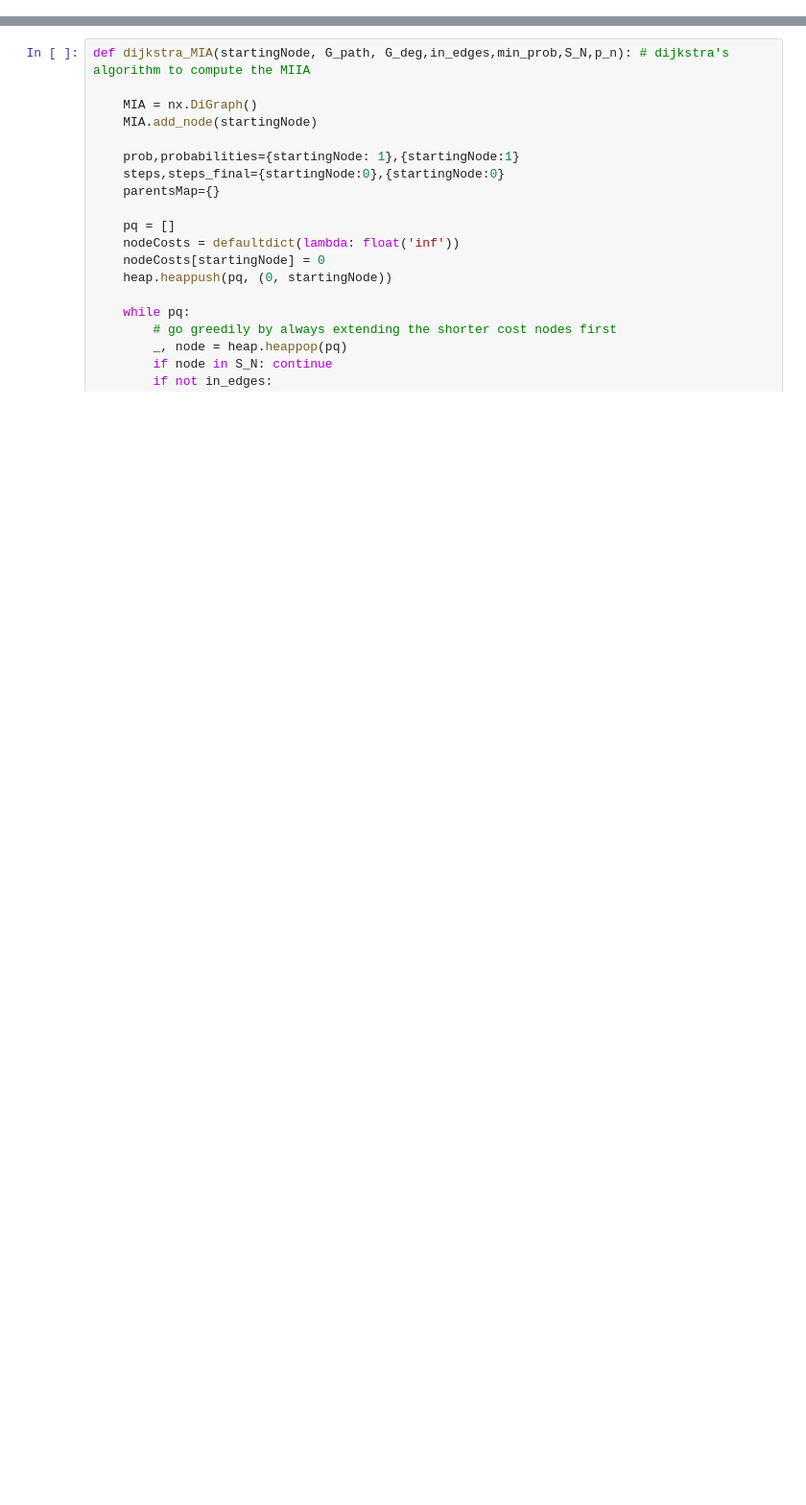
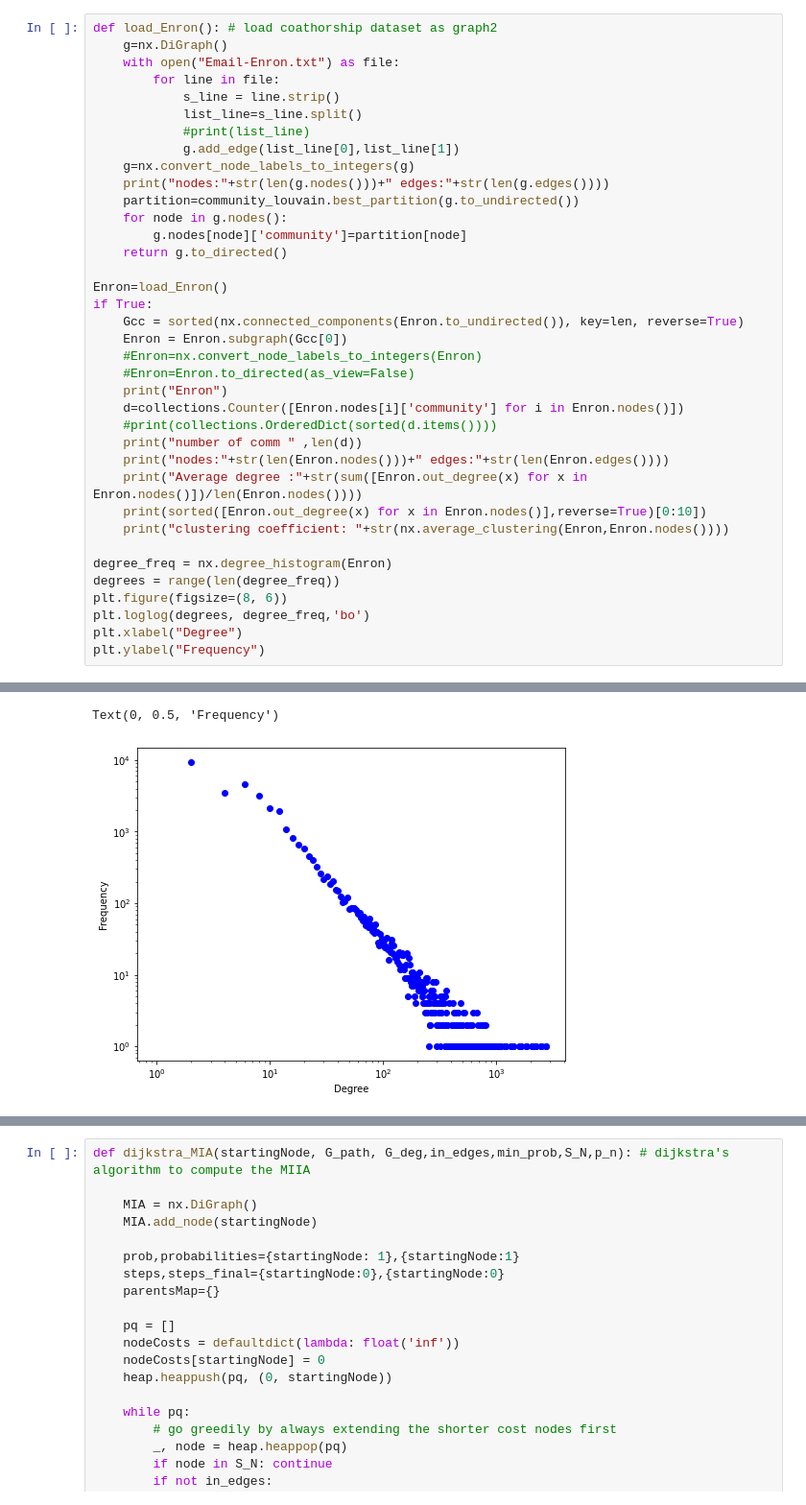
Before and after one commit to cristinagub/master_project, a Jupyter notebook: main.ipynb, the cells around one changed output, grey strips where cells are left out. Shown at 96% size. Drawn from its saved outputs; the diff is of its cells as text; blank space fills up the shorter version.

```diff
--- a/main.ipynb
+++ b/main.ipynb
@@ -144,0 +340,38 @@ clustering coefficient: 0.6215823219256392
+# %%
+def load_Enron(): # load coathorship dataset as graph2
+    g=nx.DiGraph()
+    with open("Email-Enron.txt") as file:
+        for line in file:
+            s_line = line.strip()
+            list_line=s_line.split()
+            #print(list_line)
+            g.add_edge(list_line[0],list_line[1])
+    g=nx.convert_node_labels_to_integers(g)
+    print("nodes:"+str(len(g.nodes()))+" edges:"+str(len(g.edges())))
+    partition=community_louvain.best_partition(g.to_undirected())
+    for node in g.nodes():
+        g.nodes[node]['community']=partition[node]
+    return g.to_directed()
+
+Enron=load_Enron()
+if True:
+    Gcc = sorted(nx.connected_components(Enron.to_undirected()), key=len, reverse=True)
+    Enron = Enron.subgraph(Gcc[0])
+    #Enron=nx.convert_node_labels_to_integers(Enron)
+    #Enron=Enron.to_directed(as_view=False)
+    print("Enron")
+    d=collections.Counter([Enron.nodes[i]['community'] for i in Enron.nodes()])
+    #print(collections.OrderedDict(sorted(d.items())))
+    print("number of comm " ,len(d))
+    print("nodes:"+str(len(Enron.nodes()))+" edges:"+str(len(Enron.edges())))
+    print("Average degree :"+str(sum([Enron.out_degree(x) for x in Enron.nodes()])/len(Enron.nodes())))
+    print(sorted([Enron.out_degree(x) for x in Enron.nodes()],reverse=True)[0:10])
+    print("clustering coefficient: "+str(nx.average_clustering(Enron,Enron.nodes())))
+
+degree_freq = nx.degree_histogram(Enron)
+degrees = range(len(degree_freq))
+plt.figure(figsize=(8, 6))
+plt.loglog(degrees, degree_freq,'bo')
+plt.xlabel("Degree")
+plt.ylabel("Frequency")
+# %% [output]
@@ -145,2 +385,4 @@ clustering coefficient: 0.6215823219256392
+Text(0, 0.5, 'Frequency')
+[figure, added]
 # %%
 def load_NetTh(): # load coathorship dataset as graph2
```
Also changed, not shown: parts of 34 cells of this notebook.
